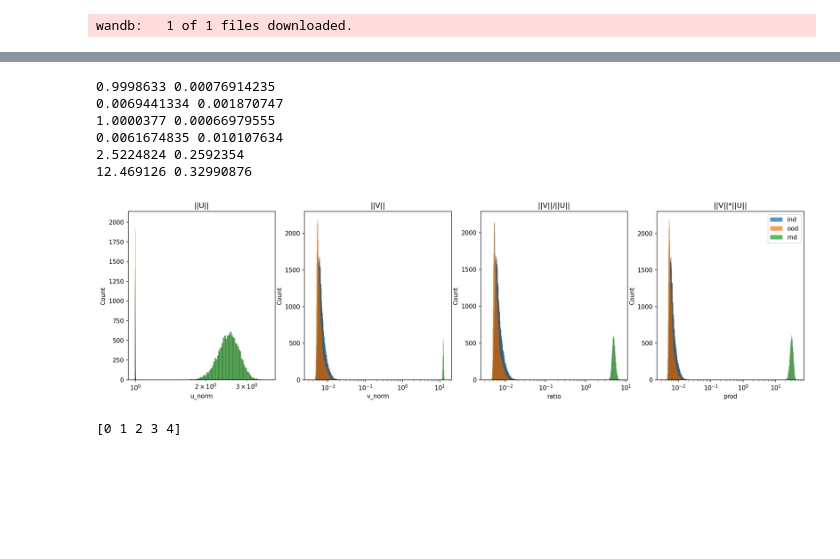
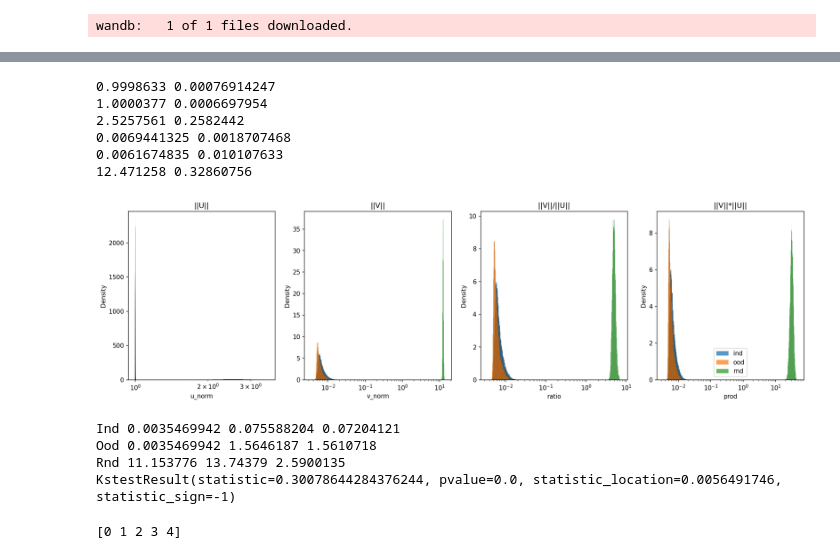
Before and after one commit to yasithdev/qpm-amrb-new, a Jupyter notebook: eval_qpm_species_flow_spherical_mse_M128_ood.ipynb, the cells around one changed output, grey strips where cells are left out. Cells and saved outputs as stored; diff of their text form; code cells hidden in the pictures; blank space fills up the shorter version.

```diff
--- a/eval_qpm_species_flow_spherical_mse_M128_ood.ipynb
+++ b/eval_qpm_species_flow_spherical_mse_M128_ood.ipynb
@@ -56,7 +52,9 @@ model_id = 'p965yk91'
 # %%
 from pathlib import Path
+from lightning.pytorch.loggers.wandb import WandbLogger
+
 artifact_dir = WandbLogger.download_artifact(artifact=f"yasith/robust_ml/model-{model_id}:best")
-model = model.load_from_checkpoint(Path(artifact_dir) / "model.ckpt", config=config)
+model = model.__class__.load_from_checkpoint(Path(artifact_dir) / "model.ckpt", config=config)
 model = model.cuda()
 model.eval();
 # %% [output]
@@ -134,61 +132,76 @@ test RnD - OK
 (12800,) (12800,)
 # %%
+ind_u_norms_scaled = np.tanh(ind_u_norms)
+ood_u_norms_scaled = np.tanh(ood_u_norms)
+rnd_u_norms_scaled = np.tanh(rnd_u_norms)
+ind_v_norms_scaled = np.tanh(ind_v_norms)
+ood_v_norms_scaled = np.tanh(ood_v_norms)
+rnd_v_norms_scaled = np.tanh(rnd_v_norms)
+
 print(ind_u_norms.mean(), ind_u_norms.std())
+print(ood_u_norms.mean(), ood_u_norms.std())
+print(rnd_u_norms.mean(), rnd_u_norms.std())
 print(ind_v_norms.mean(), ind_v_norms.std())
-
-print(ood_u_norms.mean(), ood_u_norms.std())
 print(ood_v_norms.mean(), ood_v_norms.std())
-
-print(rnd_u_norms.mean(), rnd_u_norms.std())
 print(rnd_v_norms.mean(), rnd_v_norms.std())
 # %% [output]
-0.9998633 0.00076914235
-0.0069441334 0.001870747
-1.0000377 0.00066979555
-0.0061674835 0.010107634
-2.5224824 0.2592354
-12.469126 0.32990876
+0.9998633 0.00076914247
+1.0000377 0.0006697954
+2.5257561 0.2582442
+0.0069441325 0.0018707468
+0.0061674835 0.010107633
+12.471258 0.32860756
 # %%
 from matplotlib import pyplot as plt
 import seaborn as sns
 import pandas as pd
-import warnings
 
 plt.rcParams['figure.figsize'] = (5, 5)
 plt.rcParams['figure.dpi'] = 150
 
-data_ind = pd.DataFrame(dict(label=ind_labels, u_norm=ind_u_norms, v_norm=ind_v_norms, ratio=ind_v_norms/ind_u_norms, prod=ind_v_norms*ind_u_norms))
-data_ood = pd.DataFrame(dict(label=ood_labels, u_norm=ood_u_norms, v_norm=ood_v_norms, ratio=ood_v_norms/ood_u_norms, prod=ood_v_norms*ood_u_norms))
+data_ind = pd.DataFrame(dict(u_norm=ind_u_norms, v_norm=ind_v_norms, ratio=ind_v_norms/ind_u_norms, prod=ind_v_norms*ind_u_norms, target=ind_targets))
+data_ood = pd.DataFrame(dict(u_norm=ood_u_norms, v_norm=ood_v_norms, ratio=ood_v_norms/ood_u_norms, prod=ood_v_norms*ood_u_norms, target=ood_targets))
 data_rnd = pd.DataFrame(dict(u_norm=rnd_u_norms, v_norm=rnd_v_norms, ratio=rnd_v_norms/rnd_u_norms, prod=rnd_v_norms*rnd_u_norms))
 
 fig, (ax1, ax2, ax3, ax4) = plt.subplots(1, 4, figsize = (20, 5))
 
-with warnings.catch_warnings():
-    warnings.simplefilter(action='ignore', category=FutureWarning)
-    sns.histplot(data=data_ind, x="u_norm", log_scale=True, fill=True, label='ind', ax=ax1)
-    sns.histplot(data=data_ood, x="u_norm", log_scale=True, fill=True, label='ood', ax=ax1)
-    sns.histplot(data=data_rnd, x="u_norm", log_scale=True, fill=True, label='rnd', ax=ax1)
+sns.histplot(data=data_ind, x="u_norm", log_scale=True, fill=True, label='ind', stat='density', ax=ax1)
+sns.histplot(data=data_ood, x="u_norm", log_scale=True, fill=True, label='ood', stat='density', ax=ax1)
+sns.histplot(data=data_rnd, x="u_norm", log_scale=True, fill=True, label='rnd', stat='density', ax=ax1)
 
-    sns.histplot(data=data_ind, x="v_norm", log_scale=True, fill=True, label='ind', ax=ax2)
-    sns.histplot(data=data_ood, x="v_norm", log_scale=True, fill=True, label='ood', ax=ax2)
-    sns.histplot(data=data_rnd, x="v_norm", log_scale=True, fill=True, label='rnd', ax=ax2)
+sns.histplot(data=data_ind, x="v_norm", log_scale=True, fill=True, label='ind', stat='density', ax=ax2)
+sns.histplot(data=data_ood, x="v_norm", log_scale=True, fill=True, label='ood', stat='density', ax=ax2)
+sns.histplot(data=data_rnd, x="v_norm", log_scale=True, fill=True, label='rnd', stat='density', ax=ax2)
 
-    sns.histplot(data=data_ind, x="ratio", log_scale=True, fill=True, label='ind', ax=ax3)
-    sns.histplot(data=data_ood, x="ratio", log_scale=True, fill=True, label='ood', ax=ax3)
-    sns.histplot(data=data_rnd, x="ratio", log_scale=True, fill=True, label='rnd', ax=ax3)
+sns.histplot(data=data_ind, x="ratio", log_scale=True, fill=True, label='ind', stat='density', ax=ax3)
+sns.histplot(data=data_ood, x="ratio", log_scale=True, fill=True, label='ood', stat='density', ax=ax3)
+sns.histplot(data=data_rnd, x="ratio", log_scale=True, fill=True, label='rnd', stat='density', ax=ax3)
 
-    sns.histplot(data=data_ind, x="prod", log_scale=True, fill=True, label='ind', ax=ax4)
-    sns.histplot(data=data_ood, x="prod", log_scale=True, fill=True, label='ood', ax=ax4)
-    sns.histplot(data=data_rnd, x="prod", log_scale=True, fill=True, label='rnd', ax=ax4)
+sns.histplot(data=data_ind, x="prod", log_scale=True, fill=True, label='ind', stat='density', ax=ax4)
+sns.histplot(data=data_ood, x="prod", log_scale=True, fill=True, label='ood', stat='density', ax=ax4)
+sns.histplot(data=data_rnd, x="prod", log_scale=True, fill=True, label='rnd', stat='density', ax=ax4)
 
 ax1.title.set_text('||U||')
 ax2.title.set_text('||V||')
 ax3.title.set_text('||V||/||U||')
 ax4.title.set_text('||V||*||U||')
 
 plt.legend()
-plt.savefig(f"assets/figures/qpm_species_flow_mse_M128_ood_u_{config.ood[0]}.png")
+plt.savefig(f"assets/figures/qpm_species_flow_spherical_mse_M128_ood_u_{config.ood[0]}.png")
 # %% [output]
-[figure, old version]
+[figure, new version]
+# %%
+from scipy import stats
+print("Ind", ind_v_norms.min(), ind_v_norms.max(), ind_v_norms.ptp())
+print("Ood", ood_v_norms.min(), ood_v_norms.max(), ood_v_norms.ptp())
+print("Rnd", rnd_v_norms.min(), rnd_v_norms.max(), rnd_v_norms.ptp())
+
+ks_ind_ood = stats.kstest(ind_v_norms, ood_v_norms)
+print(ks_ind_ood)
+# %% [output]
+Ind 0.0035469942 0.075588204 0.07204121
+Ood 0.0035469942 1.5646187 1.5610718
+Rnd 11.153776 13.74379 2.5900135
+KstestResult(statistic=0.30078644284376244, pvalue=0.0, statistic_location=0.0056491746, statistic_sign=-1)
 # %%
 df = pd.concat([data_ind, data_ood], axis=0)
```
Also changed, not shown: parts of 9 cells of this notebook, 14 other files.
